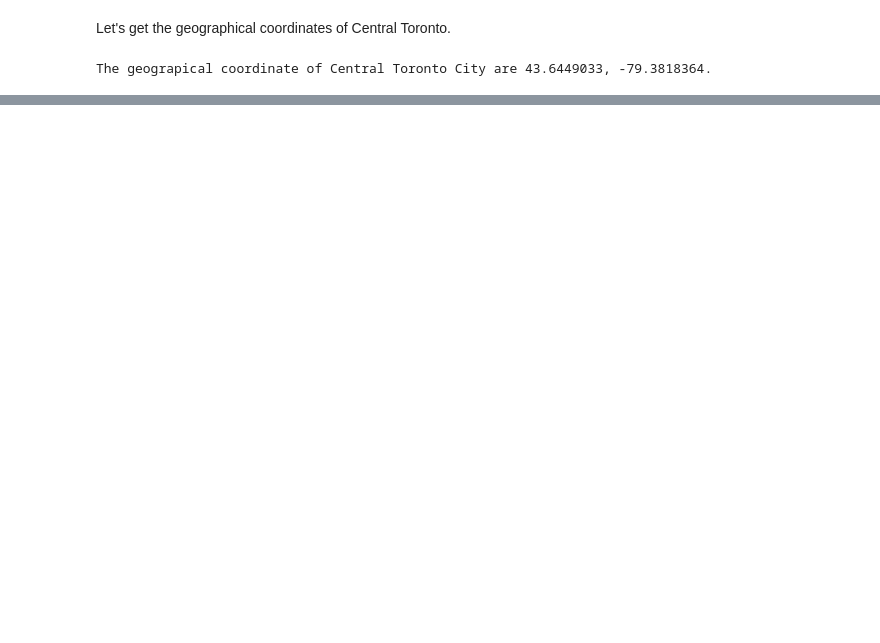
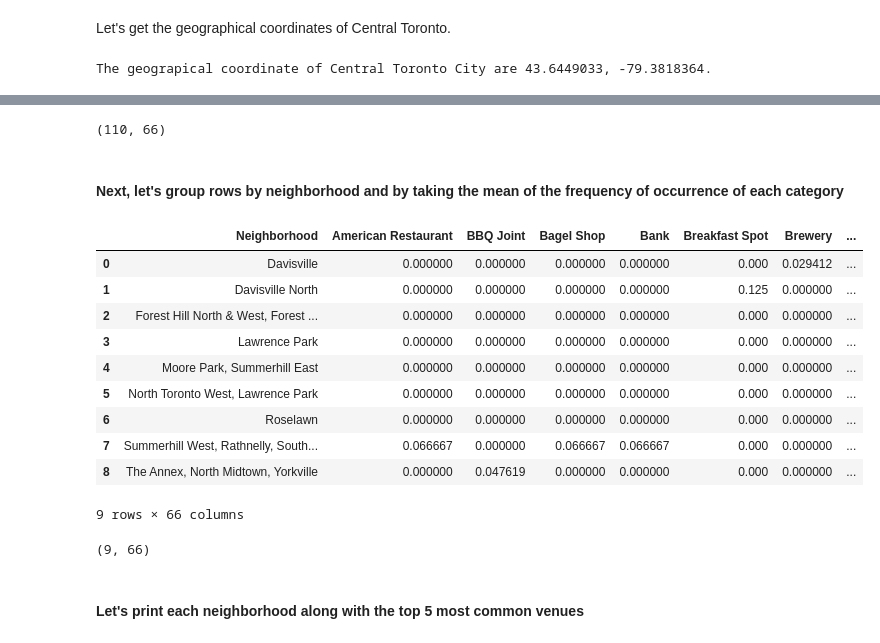
Before and after one commit to ashanuoc/Coursera_IBM-Data-Science-Capstone-Project, a Jupyter notebook: Segmenting and Clustering Neighborhoods in Toronto.ipynb, the cells around one changed output, grey strips where cells are left out. Saved outputs shown, nothing was run; the diff lists cells and outputs as text; code cells hidden in the pictures; blank space fills up the shorter version.

```diff
--- a/Segmenting and Clustering Neighborhoods in Toronto.ipynb
+++ b/Segmenting and Clustering Neighborhoods in Toronto.ipynb
@@ -333,0 +368,3 @@ map_central_toronto
+# %%
+results = requests.get(url).json()
+results
@@ -333,0 +403,16 @@ map_central_toronto
+# %%
+venues = results['response']['groups'][0]['items']
+
+nearby_venues = pd.json_normalize(venues) # flatten JSON
+
+# filter columns
+filtered_columns = ['venue.name', 'venue.categories', 'venue.location.lat', 'venue.location.lng']
+nearby_venues =nearby_venues.loc[:, filtered_columns]
+
+# filter the category for each row
+nearby_venues['venue.categories'] = nearby_venues.apply(get_category_type, axis=1)
+
+# clean columns
+nearby_venues.columns = [col.split(".")[-1] for col in nearby_venues.columns]
+
+nearby_venues.head()
@@ -333,0 +467,5 @@ map_central_toronto
+# %%
+toronto_venues = getNearbyVenues(names=df4['Neighborhood'],
+                                   latitudes=df4['Latitude'],
+                                   longitudes=df4['Longitude']
+                                  )
@@ -333,0 +509,12 @@ map_central_toronto
+# %%
+# one hot encoding
+toronto_onehot = pd.get_dummies(toronto_venues[['Venue Category']], prefix="", prefix_sep="")
+
+# add neighborhood column back to dataframe
+toronto_onehot['Neighborhood'] = toronto_venues['Neighborhood']
+
+# move neighborhood column to the first column
+fixed_columns = [toronto_onehot.columns[-1]] + list(toronto_onehot.columns[:-1])
+toronto_onehot = toronto_onehot[fixed_columns]
+
+toronto_onehot.head()
@@ -333,0 +529,27 @@ map_central_toronto
+# %%
+toronto_onehot.shape
+# %% [output]
+(110, 66)
+# %% [markdown]
+#### Next, let's group rows by neighborhood and by taking the mean of the frequency of occurrence of each category
+# %%
+toronto_grouped = toronto_onehot.groupby('Neighborhood').mean().reset_index()
+toronto_grouped
+# %% [output]
+|  | Neighborhood | American Restaurant | BBQ Joint | Bagel Shop | Bank | Breakfast Spot | Brewery | ... |
+| 0 | Davisville | 0.000000 | 0.000000 | 0.000000 | 0.000000 | 0.000 | 0.029412 | ... |
+| 1 | Davisville North | 0.000000 | 0.000000 | 0.000000 | 0.000000 | 0.125 | 0.000000 | ... |
+| 2 | Forest Hill North & West, Forest ... | 0.000000 | 0.000000 | 0.000000 | 0.000000 | 0.000 | 0.000000 | ... |
+| 3 | Lawrence Park | 0.000000 | 0.000000 | 0.000000 | 0.000000 | 0.000 | 0.000000 | ... |
+| 4 | Moore Park, Summerhill East | 0.000000 | 0.000000 | 0.000000 | 0.000000 | 0.000 | 0.000000 | ... |
+| 5 | North Toronto West, Lawrence Park | 0.000000 | 0.000000 | 0.000000 | 0.000000 | 0.000 | 0.000000 | ... |
+| 6 | Roselawn | 0.000000 | 0.000000 | 0.000000 | 0.000000 | 0.000 | 0.000000 | ... |
+| 7 | Summerhill West, Rathnelly, South... | 0.066667 | 0.000000 | 0.066667 | 0.066667 | 0.000 | 0.000000 | ... |
+| 8 | The Annex, North Midtown, Yorkville | 0.000000 | 0.047619 | 0.000000 | 0.000000 | 0.000 | 0.000000 | ... |
+9 rows × 66 columns
+# %%
+toronto_grouped.shape
+# %% [output]
+(9, 66)
+# %% [markdown]
+#### Let's print each neighborhood along with the top 5 most common venues
```
Also changed, not shown: parts of 31 cells of this notebook.
